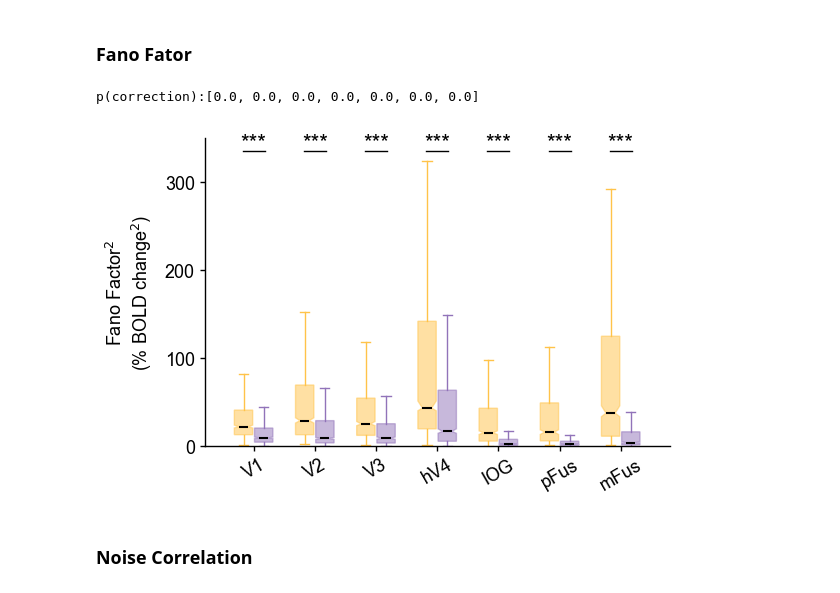
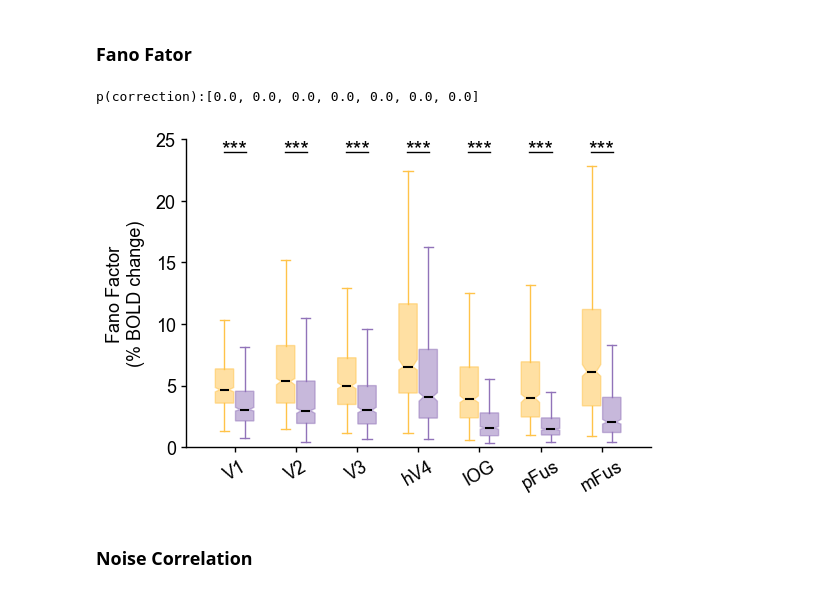
Before and after one commit to yqyou/facePRFattention, a Jupyter notebook: plot_figures/scripts/Fig4.ipynb, the cells around one changed output. Cells and saved outputs as stored; diff of their text form; code cells hidden in the pictures.

```diff
--- a/plot_figures/Fig4.ipynb
+++ b/plot_figures/scripts/Fig4.ipynb
@@ -60,34 +60,32 @@ p(correction):[0.0, 0.0, 0.0, 0.0, 0.0, 0.0, 0.0]
 # %% [markdown]
 ### Fano Fator
 # %%
-FF2v_all = np.load(data_path+'FF.npz',allow_pickle=True)['FFv_all']
-FF2v = np.nanmedian(FF2v_all,axis=1)
-FF2v = FF2v.reshape(FF2v.shape[0]*FF2v.shape[1],FF2v.shape[2],FF2v.shape[3])
-FF2v[:,:,[0,1]] = FF2v[:,:,[1,0]] # 800sample x 7roi x 2task
+FFv_all = np.load(data_path+'FF.npz',allow_pickle=True)['FFv_all']
+FFv = np.nanmedian(FFv_all,axis=1)
+FFv = FFv.reshape(FFv.shape[0]*FFv.shape[1],FFv.shape[2],FFv.shape[3])
+FFv[:,:,[0,1]] = FFv[:,:,[1,0]] # 800sample x 7roi x 2task
 
 # two-tailed sign test
-ps,sts = pair_test(FF2v,method='sign',correction='bonferroni')
+ps,sts = pair_test(FFv,method='sign',correction='bonferroni')
 print('p(correction):{}'.format([round(p,4) for p in ps]))
 
 # plot
-#ylims = [0,25,5]
-#pys = [24,23.7]
-ylims = [0,350,100]
-pys = [345,335]
+ylims = [0,25,5]
+pys = [24.2,24]
 set_figure()
 fig,axes = plt.subplots(1,1,figsize=(6,4),gridspec_kw={'wspace': 0.2})
 set_ax(axes)
-myboxplot_pair(axes,FF2v,"median","ci",ps,pys,defaultci=True)
-axes.set_ylabel(r'Fano Factor$^2$'+ '\n'+ r'(% BOLD change$^2$)',labelpad=8)
+myboxplot_pair(axes,FFv,"median","ci",ps,pys,defaultci=True)
+axes.set_ylabel(r'Fano Factor'+ '\n'+ r'(% BOLD change)',labelpad=8)
 axes.set_xticklabels(roi_labels)
 axes.set_yticks(np.arange(ylims[0],ylims[1]*1.01,ylims[2]))
 axes.set_xlim([0.2,7.8])
 axes.set_ylim(ylims[:2])
 axes.tick_params(axis='x', rotation=30, width=1, direction='out') # , bottom=False
-fig.savefig('figures/fig4-FF2.pdf', bbox_inches='tight')
+fig.savefig('../figures/fig4-FF.pdf', bbox_inches='tight')
 # %% [output]
 p(correction):[0.0, 0.0, 0.0, 0.0, 0.0, 0.0, 0.0]
-[figure, old version]
+[figure, new version]
 # %% [markdown]
 ### Noise Correlation
 # %%
```
Also changed, not shown: parts of 2 cells of this notebook, 71 other files.
